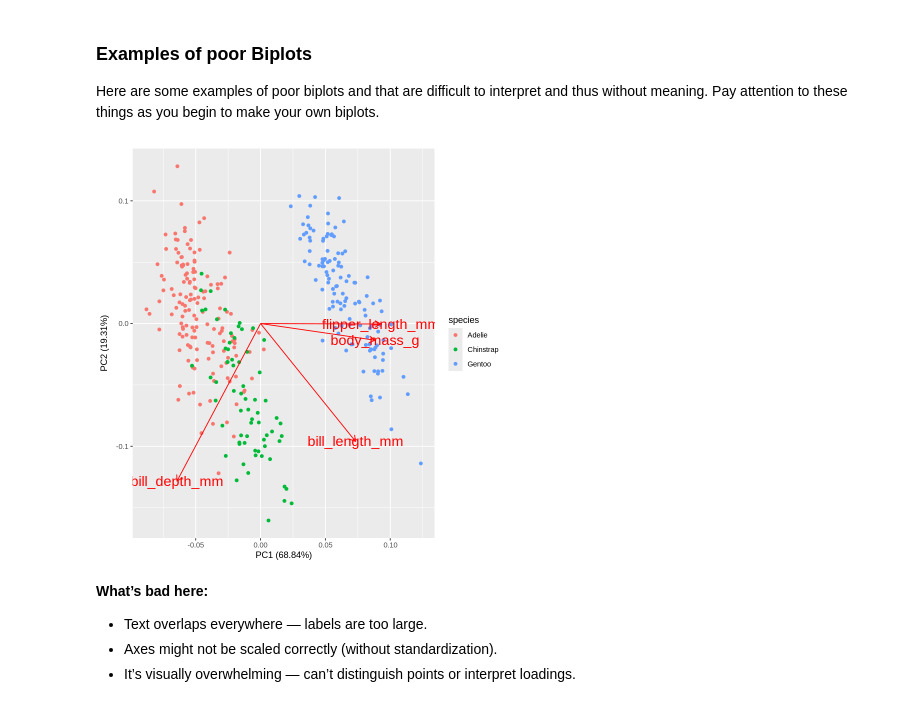
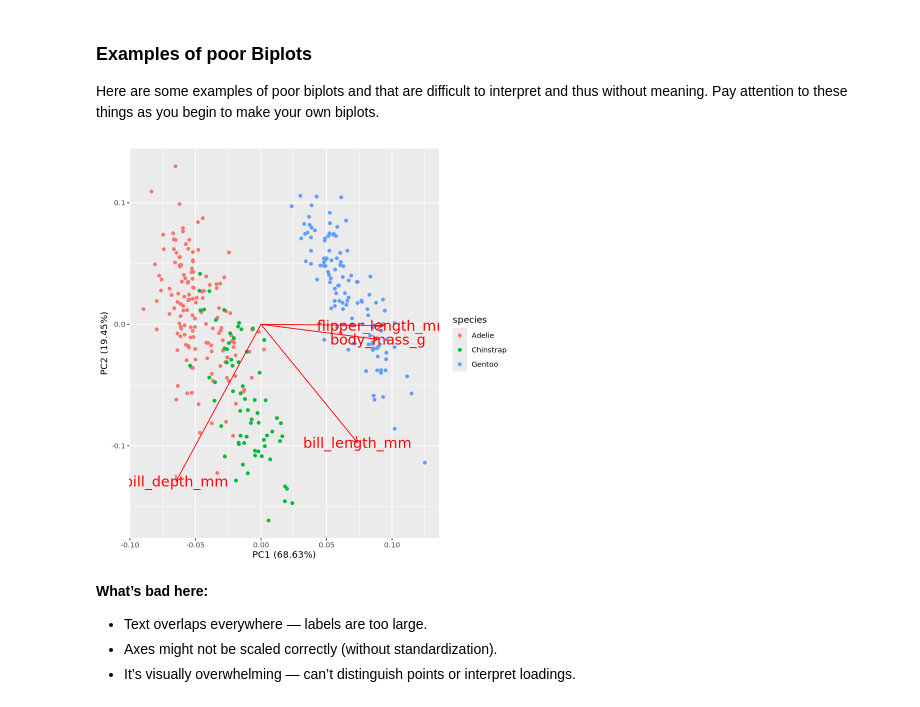
Before and after one commit to hzi-bifo/seminar-plotting, a Jupyter notebook: second_day_part1/Day2_PCA_R.ipynb, the cells around one changed output. Cells and saved outputs as stored; diff of their text form; code cells hidden in the pictures.

Commit message:
smedina - Update Day 2 PCA: fix dataframe name, read local CSV, update paths to data/

```diff
--- a/second_day_part1/Day2_PCA_R.ipynb
+++ b/second_day_part1/Day2_PCA_R.ipynb
@@ -808,10 +859,10 @@ Points in the direction of the body_mass_g arrow = heavier penguins.
 ### Examples of poor Biplots
 Here are some examples of poor biplots and that are difficult to interpret and thus without meaning. Pay attention to these things as you begin to make your own biplots.
 # %%
-autoplot(pca_result, data = penguins_na, colour = 'species',
+autoplot(pca_result, data = peng_na_removed, colour = 'species',
          loadings = TRUE, loadings.label = TRUE, loadings.label.size = 6)
 # %% [output]
-[figure, old version]
+[figure, new version]
 # %% [markdown]
 **What’s bad here:**
 
```
Also changed, not shown: parts of 16 cells of this notebook.
